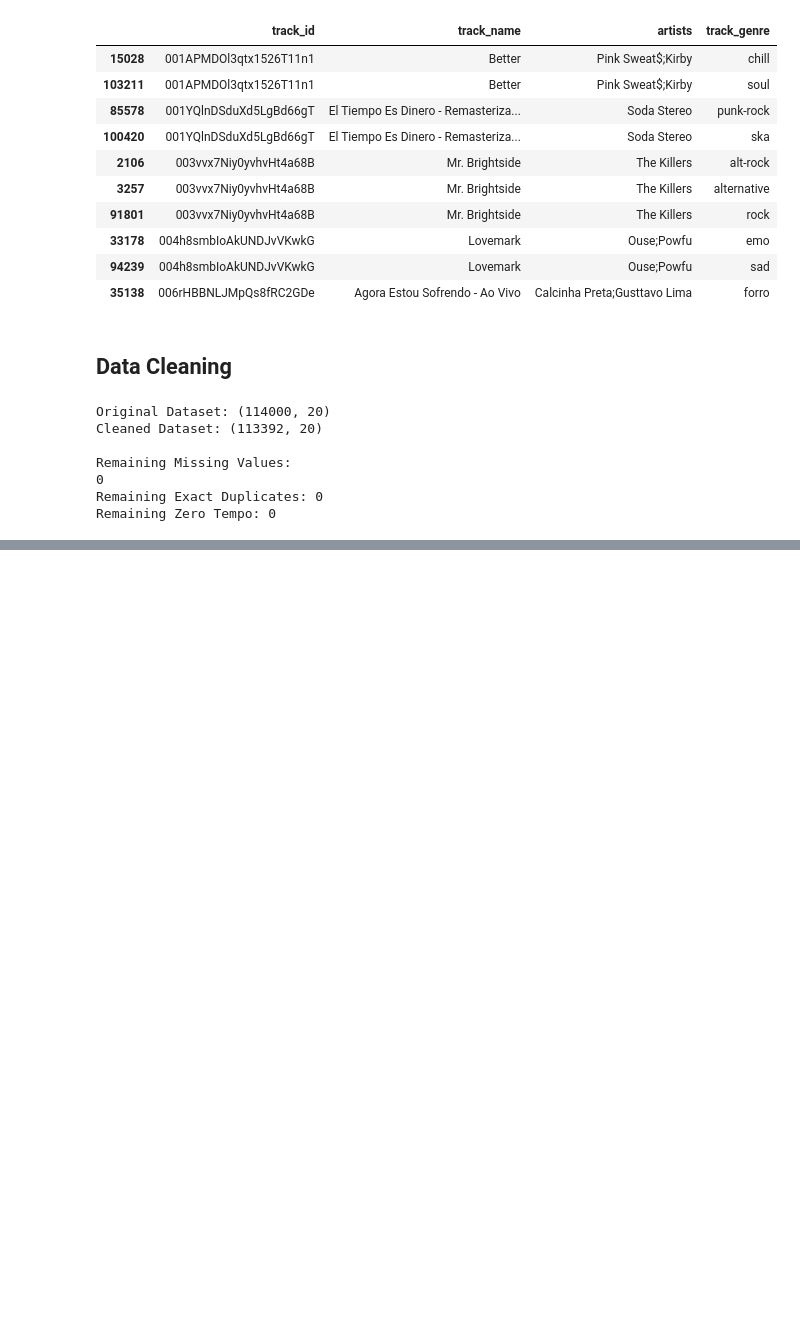
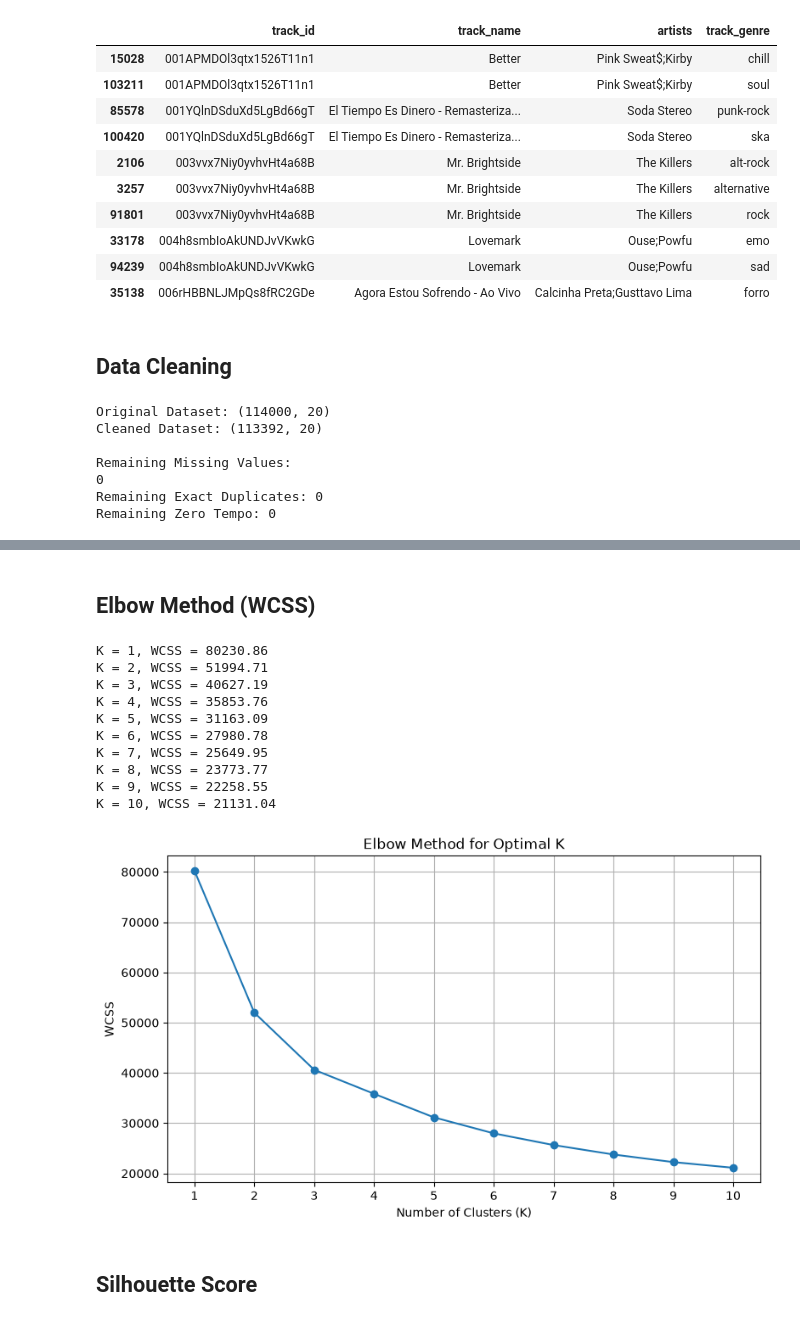
Before and after one commit to mdraihanmostafa746-coder/Spotify-Music-Taste-Clustering, a Jupyter notebook: notebooks/spotify_clustering.ipynb, the cells around one changed output, grey strips where cells are left out. Drawn from its saved outputs; the diff is of its cells as text; code cells hidden in the pictures; blank space fills up the shorter version.

```diff
--- a/notebooks/spotify_clustering.ipynb
+++ b/notebooks/spotify_clustering.ipynb
@@ -264,0 +267,18 @@ Remaining Zero Tempo: 0
+# %%
+# Select numerical features
+features = ["danceability", "energy", "acousticness", "tempo"]
+
+X = df_clean[features]
+
+# Standardize features
+scaler = StandardScaler()
+X_scaled = scaler.fit_transform(X)
+
+# Convert scaled data into DataFrame
+X_scaled_df = pd.DataFrame(X_scaled, columns=features)
+
+print("Original Feature Shape:", X.shape)
+print("Scaled Feature Shape:", X_scaled_df.shape)
+
+print("\nScaled Feature Statistics:")
+print(X_scaled_df.describe().round(3))
@@ -264,0 +299,48 @@ Remaining Zero Tempo: 0
+# %% [markdown]
+## Elbow Method (WCSS)
+# %%
+# Elbow Method
+
+sample_data = X_scaled_df.sample(
+    n=20000,
+    random_state=42
+)
+
+wcss = []
+
+for k in range(1, 11):
+    kmeans = KMeans(
+        n_clusters=k,
+        init="k-means++",
+        n_init=5,
+        random_state=42
+    )
+
+    kmeans.fit(sample_data)
+    wcss.append(kmeans.inertia_)
+
+    print(f"K = {k}, WCSS = {kmeans.inertia_:.2f}")
+
+# Plot Elbow Curve
+plt.figure(figsize=(9, 5))
+plt.plot(range(1, 11), wcss, marker="o")
+plt.xlabel("Number of Clusters (K)")
+plt.ylabel("WCSS")
+plt.title("Elbow Method for Optimal K")
+plt.xticks(range(1, 11))
+plt.grid(True)
+plt.show()
+# %% [output]
+K = 1, WCSS = 80230.86
+K = 2, WCSS = 51994.71
+K = 3, WCSS = 40627.19
+K = 4, WCSS = 35853.76
+K = 5, WCSS = 31163.09
+K = 6, WCSS = 27980.78
+K = 7, WCSS = 25649.95
+K = 8, WCSS = 23773.77
+K = 9, WCSS = 22258.55
+K = 10, WCSS = 21131.04
+[figure, added]
+# %% [markdown]
+## Silhouette Score
```
Also changed, not shown: parts of 9 cells of this notebook, 1 other file.
